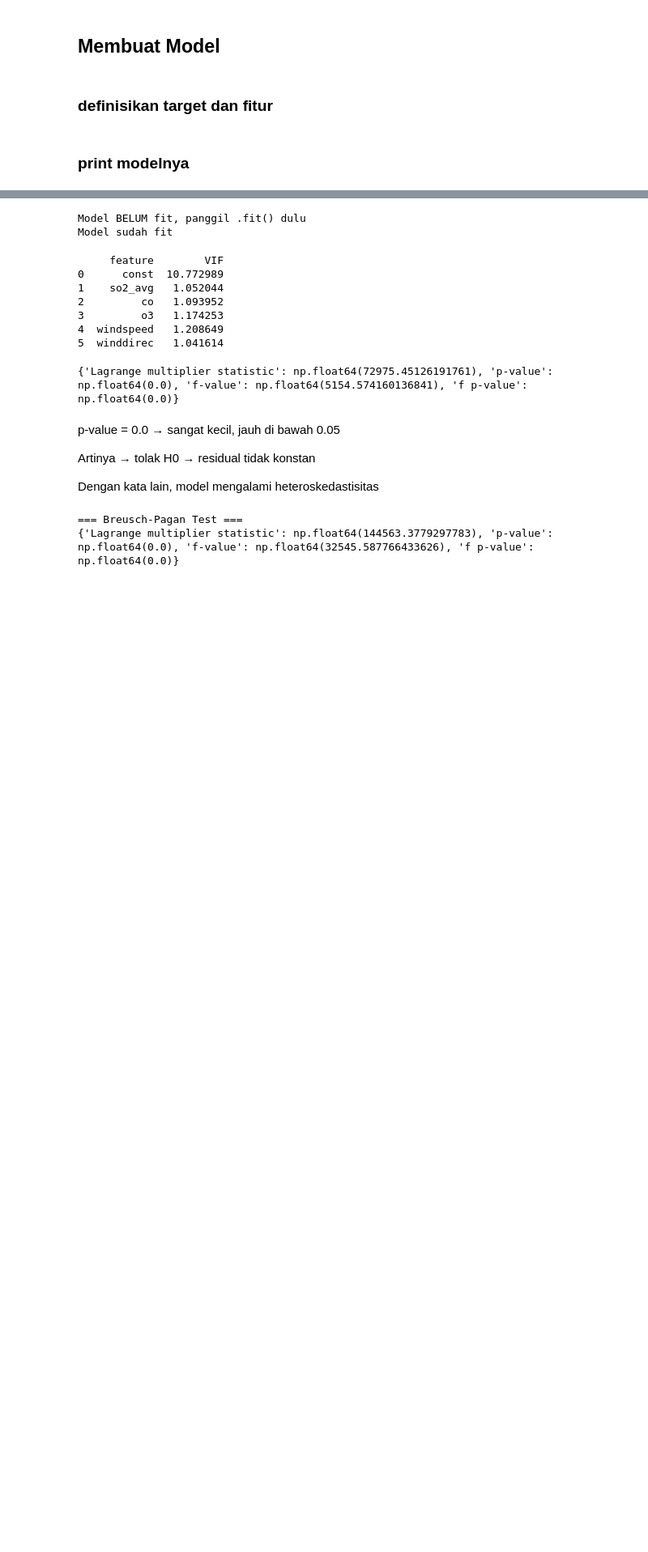
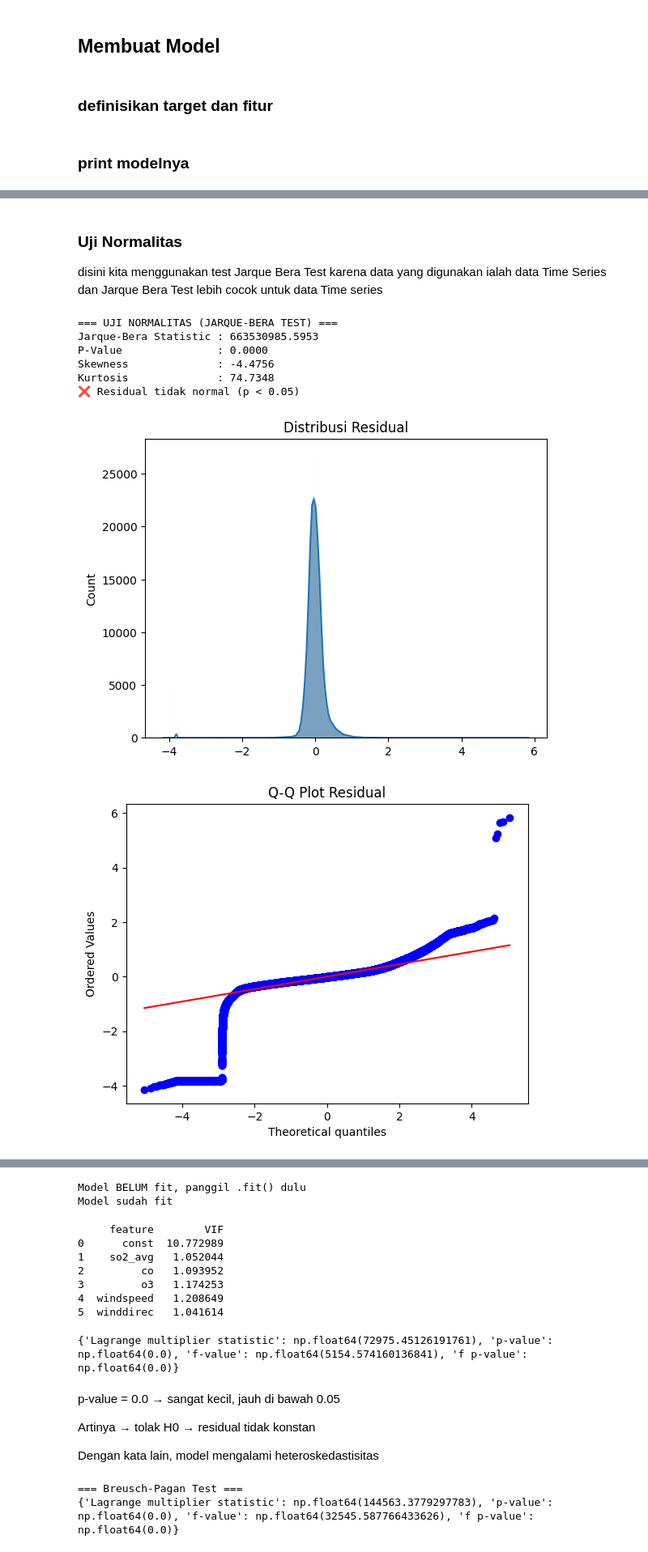
Before and after one commit to fatihdzaki01/Projek_PDS_RegresiLinier, a Jupyter notebook: projek_pds.ipynb, the cells around one changed output, grey strips where cells are left out. Shown at 81% size. Cells and saved outputs as stored; diff of their text form; code cells hidden in the pictures; blank space fills up the shorter version.

```diff
--- a/projek_pds.ipynb
+++ b/projek_pds.ipynb
@@ -27,7 +23,7 @@ import statsmodels.api as sm
 pd.set_option('display.max_columns', None)
 # %%
 # --- Import Data ---
-df = pd.read_csv("D:/KULIAH/KULIAH/SAINS DATA/SEMESTER 3/PDS/PROJEK_PDS/air_quality.csv/air_quality.csv")
+df = pd.read_csv("air_quality.csv")
 
 # lihat 5 baris pertama
 df.head()
@@ -485,0 +522,46 @@ Notes:
+# %% [markdown]
+### Uji Normalitas
+
+disini kita menggunakan test Jarque Bera Test karena data yang digunakan ialah data Time Series dan Jarque Bera Test lebih cocok untuk data Time series
+# %%
+# statistik jarque bera test
+from statsmodels.stats.stattools import jarque_bera
+residual = model.resid
+jb_stat, jb_pvalue, skew, kurtosis = jarque_bera(residual)
+
+print("\n=== UJI NORMALITAS (JARQUE-BERA TEST) ===")
+print(f"Jarque-Bera Statistic : {jb_stat:.4f}")
+print(f"P-Value               : {jb_pvalue:.4f}")
+print(f"Skewness              : {skew:.4f}")
+print(f"Kurtosis              : {kurtosis:.4f}")
+
+# Interpretasi otomatis
+if jb_pvalue > 0.05:
+    print("✅ Residual berdistribusi normal (p > 0.05)")
+else:
+    print("❌ Residual tidak normal (p < 0.05)")
+# %% [output]
+=== UJI NORMALITAS (JARQUE-BERA TEST) ===
+Jarque-Bera Statistic : 663530985.5953
+P-Value               : 0.0000
+Skewness              : -4.4756
+Kurtosis              : 74.7348
+❌ Residual tidak normal (p < 0.05)
+# %%
+#visual
+import seaborn as sns
+import matplotlib.pyplot as plt
+import scipy.stats as stats
+
+# Histogram residual + KDE
+sns.histplot(residual, kde=True)
+plt.title("Distribusi Residual")
+plt.show()
+
+# Q-Q plot (normal probability plot)
+stats.probplot(residual, dist="norm", plot=plt)
+plt.title("Q-Q Plot Residual")
+plt.show()
+# %% [output]
+[figure, added]
+[figure, added]
```
Also changed, not shown: parts of 17 cells of this notebook.
